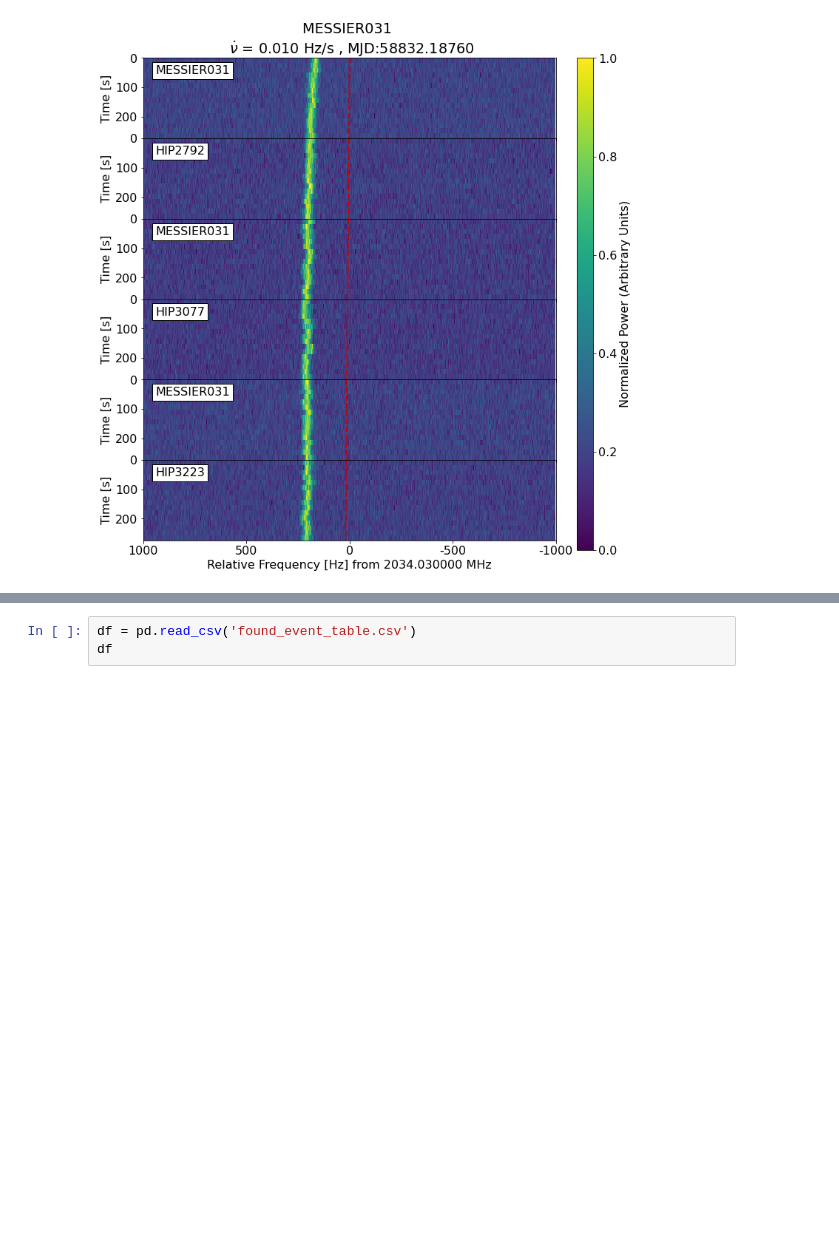
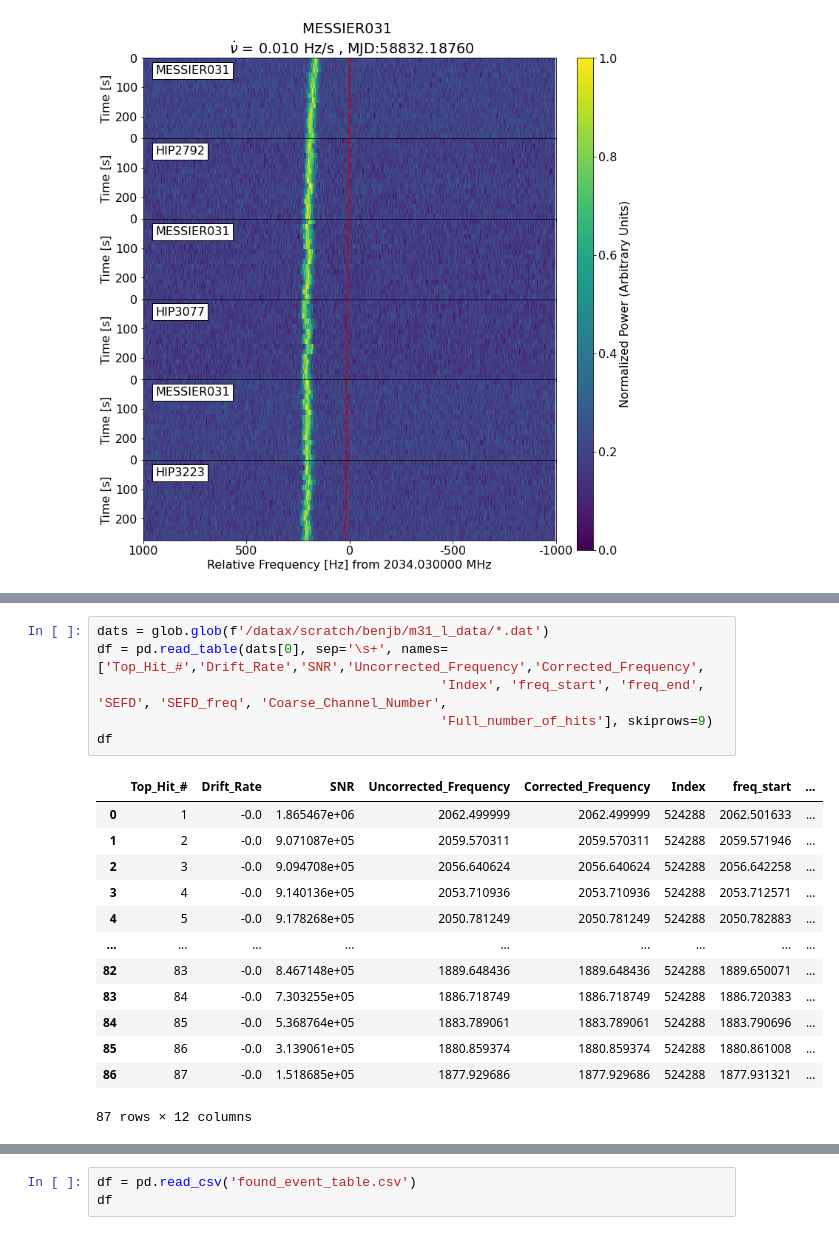
Before and after one commit to bjacobell/gbt-hdbscan, a Jupyter notebook: blimpy_test.ipynb, the cells around one changed output, grey strips where cells are left out. Drawn from its saved outputs; the diff is of its cells as text; blank space fills up the shorter version.

```diff
--- a/blimpy_test.ipynb
+++ b/blimpy_test.ipynb
@@ -93,0 +124,20 @@ TypeError: can only concatenate str (not "int") to str
+# %%
+dats = glob.glob(f'/datax/scratch/benjb/m31_l_data/*.dat')
+df = pd.read_table(dats[0], sep='\s+', names=['Top_Hit_#','Drift_Rate','SNR','Uncorrected_Frequency','Corrected_Frequency',
+                                            'Index', 'freq_start', 'freq_end', 'SEFD', 'SEFD_freq', 'Coarse_Channel_Number',
+                                            'Full_number_of_hits'], skiprows=9)
+df
+# %% [output]
+|  | Top_Hit_# | Drift_Rate | SNR | Uncorrected_Frequency | Corrected_Frequency | Index | freq_start | ... |
+| 0 | 1 | -0.0 | 1.865467e+06 | 2062.499999 | 2062.499999 | 524288 | 2062.501633 | ... |
+| 1 | 2 | -0.0 | 9.071087e+05 | 2059.570311 | 2059.570311 | 524288 | 2059.571946 | ... |
+| 2 | 3 | -0.0 | 9.094708e+05 | 2056.640624 | 2056.640624 | 524288 | 2056.642258 | ... |
+| 3 | 4 | -0.0 | 9.140136e+05 | 2053.710936 | 2053.710936 | 524288 | 2053.712571 | ... |
+| 4 | 5 | -0.0 | 9.178268e+05 | 2050.781249 | 2050.781249 | 524288 | 2050.782883 | ... |
+| ... | ... | ... | ... | ... | ... | ... | ... | ... |
+| 82 | 83 | -0.0 | 8.467148e+05 | 1889.648436 | 1889.648436 | 524288 | 1889.650071 | ... |
+| 83 | 84 | -0.0 | 7.303255e+05 | 1886.718749 | 1886.718749 | 524288 | 1886.720383 | ... |
+| 84 | 85 | -0.0 | 5.368764e+05 | 1883.789061 | 1883.789061 | 524288 | 1883.790696 | ... |
+| 85 | 86 | -0.0 | 3.139061e+05 | 1880.859374 | 1880.859374 | 524288 | 1880.861008 | ... |
+| 86 | 87 | -0.0 | 1.518685e+05 | 1877.929686 | 1877.929686 | 524288 | 1877.931321 | ... |
+87 rows × 12 columns
```
Also changed, not shown: parts of 24 cells of this notebook, 7 other files.
